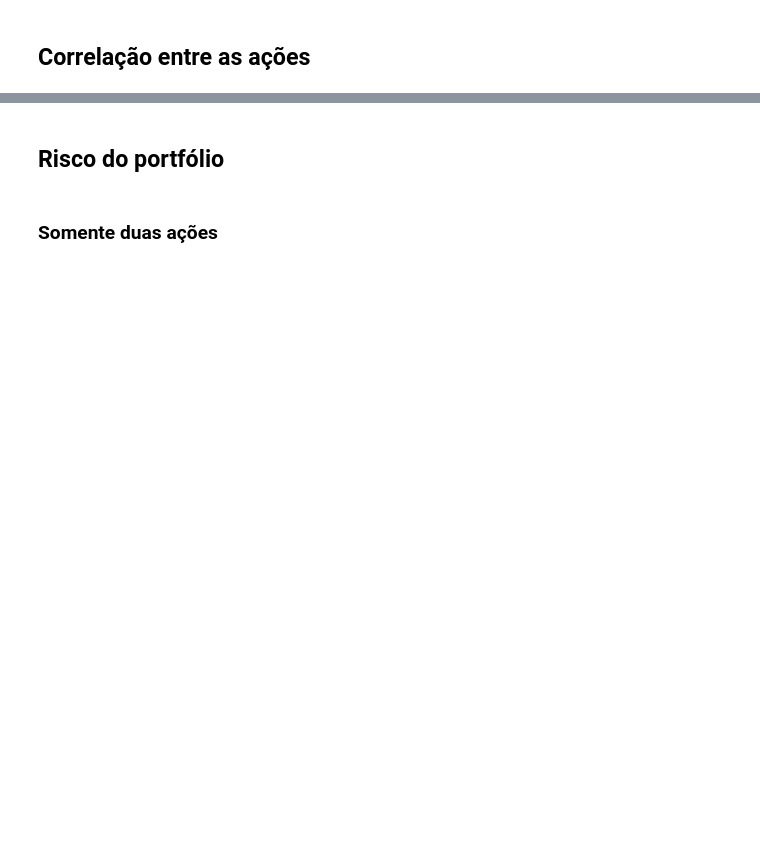
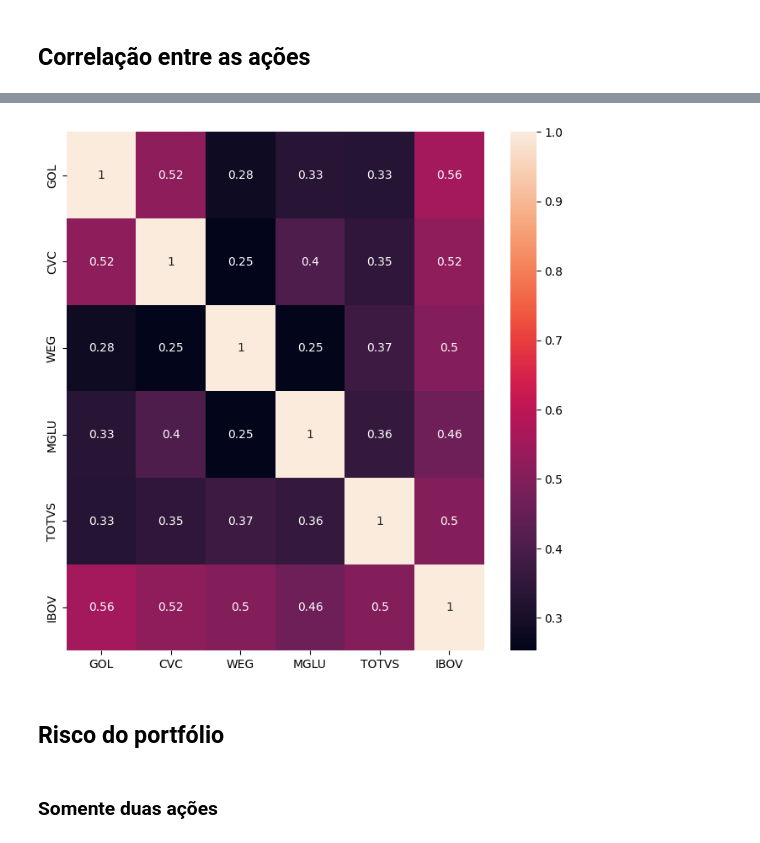
Before and after one commit to fabiolrodriguez/python_playground, a Jupyter notebook: variancia.ipynb, the cells around one changed output, grey strips where cells are left out. Drawn from its saved outputs; the diff is of its cells as text; code cells hidden in the pictures; blank space fills up the shorter version.

```diff
--- a/variancia.ipynb
+++ b/variancia.ipynb
@@ -101,2 +103,5 @@ stats.variation(taxas_mglu) * 100
 # %% [markdown]
 ## Calculos com todas as ações
+# %%
+dataset.drop(labels = ['Date'], axis=1, inplace = True)
+dataset
@@ -102,0 +122,3 @@ stats.variation(taxas_mglu) * 100
+# %%
+taxas_retorno = ( dataset / dataset.shift(1)) - 1
+taxas_retorno
@@ -105,3 +229,8 @@ stats.variation(taxas_mglu) * 100
+# %%
+plt.figure(figsize=(8, 8))
+sns.heatmap(taxas_retorno.corr(), annot=True);
+# %% [output]
+[figure, added]
 # %% [markdown]
 ## Risco do portfólio
 # %% [markdown]
```
Also changed, not shown: parts of 18 cells of this notebook.
